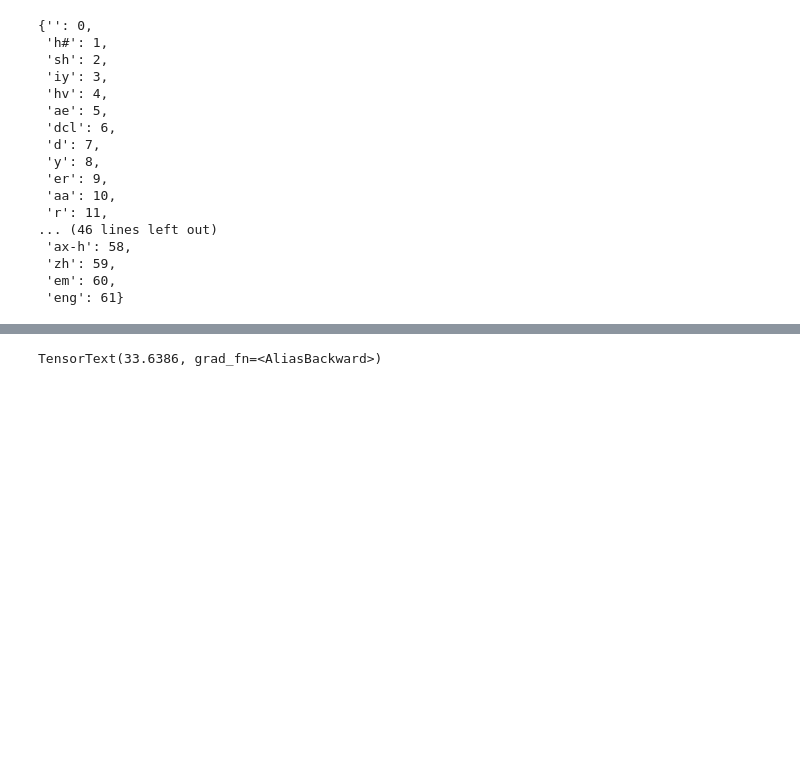
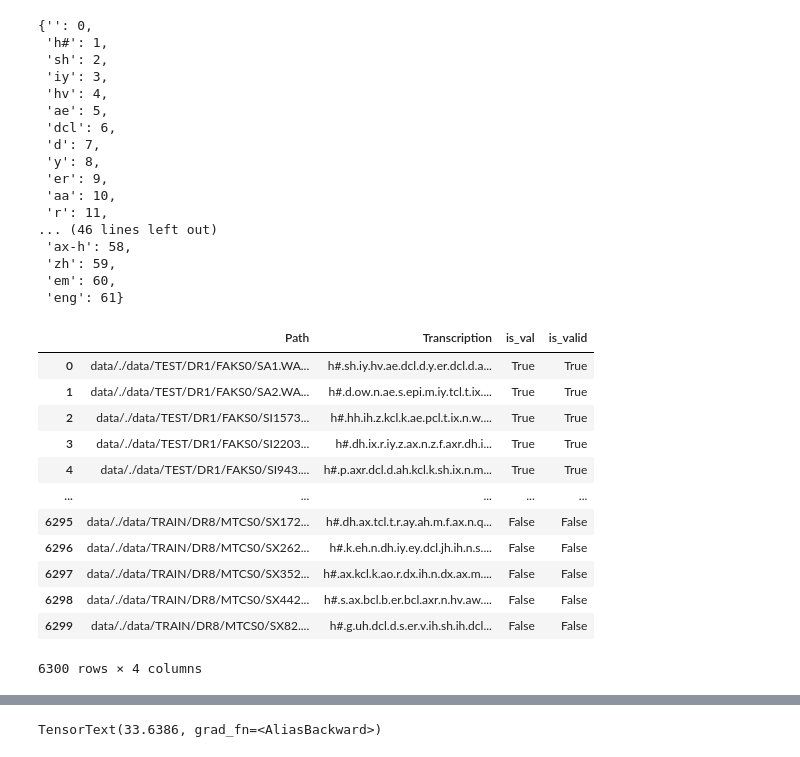
Before and after one commit to mizoru/pronunciation-trainer, a Jupyter notebook: training-QuartzNet.ipynb, the cells around one changed output, grey strips where cells are left out. Drawn from its saved outputs; the diff is of its cells as text; code cells hidden in the pictures; blank space fills up the shorter version.

```diff
--- a/training-QuartzNet.ipynb
+++ b/training-QuartzNet.ipynb
@@ -31,0 +36,3 @@ labels
+# %%
+def replace_slashes(s:str):
+    return s.replace('\\', '/')
@@ -31,0 +43,2 @@ labels
+# %%
+labels.Path = 'data/'+labels.Path.map(replace_slashes)
@@ -71,6 +88,27 @@ letter2idx
  'zh': 59,
  'em': 60,
  'eng': 61}
+# %%
+def gggparent_eq(p, gggp = "TEST"):
+    return Path(p).parent.parent.parent.name == gggp
+# %%
+labels["is_valid"] = labels.Path.map(gggparent_eq)
+# %%
+labels
+# %% [output]
+|  | Path | Transcription | is_val | is_valid |
+| 0 | data/./data/TEST/DR1/FAKS0/SA1.WA... | h#.sh.iy.hv.ae.dcl.d.y.er.dcl.d.a... | True | True |
+| 1 | data/./data/TEST/DR1/FAKS0/SA2.WA... | h#.d.ow.n.ae.s.epi.m.iy.tcl.t.ix.... | True | True |
+| 2 | data/./data/TEST/DR1/FAKS0/SI1573... | h#.hh.ih.z.kcl.k.ae.pcl.t.ix.n.w.... | True | True |
+| 3 | data/./data/TEST/DR1/FAKS0/SI2203... | h#.dh.ix.r.iy.z.ax.n.z.f.axr.dh.i... | True | True |
+| 4 | data/./data/TEST/DR1/FAKS0/SI943.... | h#.p.axr.dcl.d.ah.kcl.k.sh.ix.n.m... | True | True |
+| ... | ... | ... | ... | ... |
+| 6295 | data/./data/TRAIN/DR8/MTCS0/SX172... | h#.dh.ax.tcl.t.r.ay.ah.m.f.ax.n.q... | False | False |
+| 6296 | data/./data/TRAIN/DR8/MTCS0/SX262... | h#.k.eh.n.dh.iy.ey.dcl.jh.ih.n.s.... | False | False |
+| 6297 | data/./data/TRAIN/DR8/MTCS0/SX352... | h#.ax.kcl.k.ao.r.dx.ih.n.dx.ax.m.... | False | False |
+| 6298 | data/./data/TRAIN/DR8/MTCS0/SX442... | h#.s.ax.bcl.b.er.bcl.axr.n.hv.aw.... | False | False |
+| 6299 | data/./data/TRAIN/DR8/MTCS0/SX82.... | h#.g.uh.dcl.d.s.er.v.ih.sh.ih.dcl... | False | False |
+6300 rows × 4 columns
 # %%
 splits = ColSplitter()(labels)
 aud2spec = AudioToSpec.from_cfg(AudioConfig.Voice(f_min=0))
```
Also changed, not shown: parts of 14 cells of this notebook, 1 other file.
